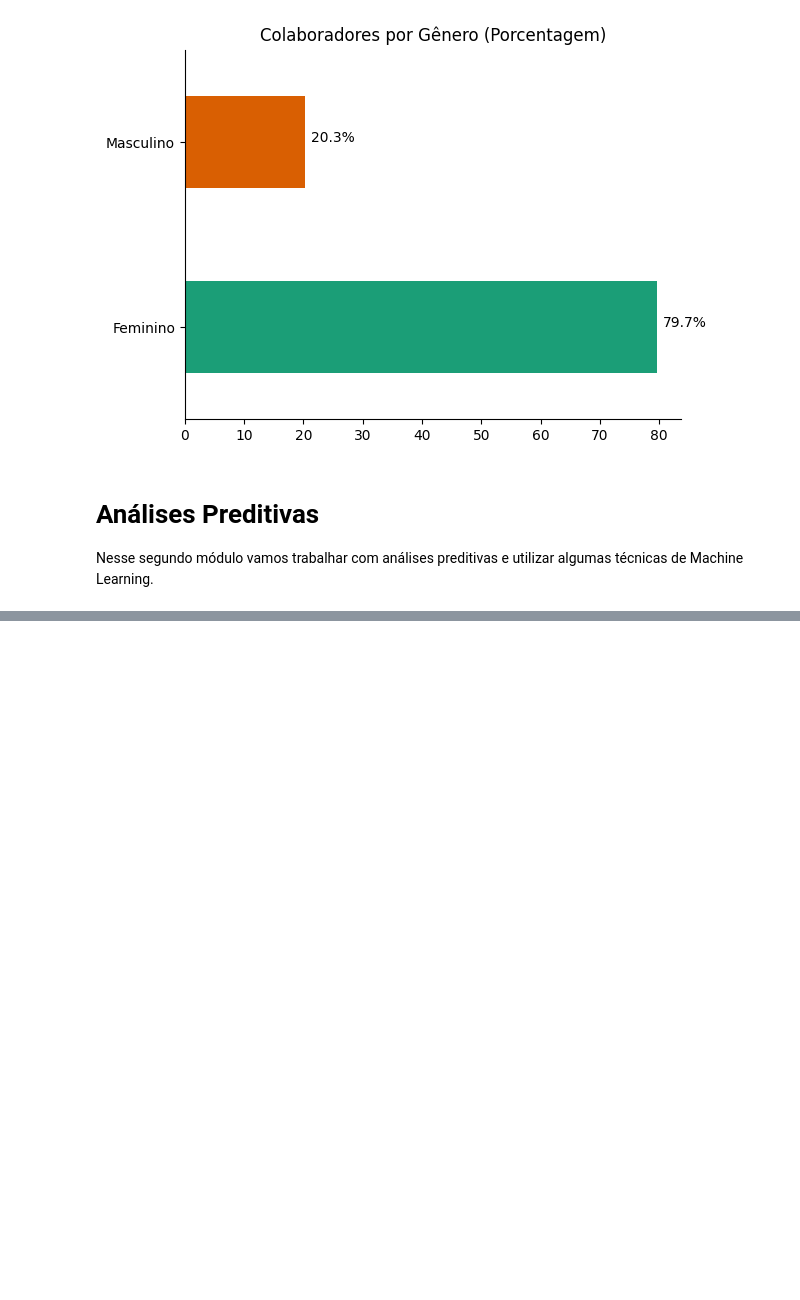
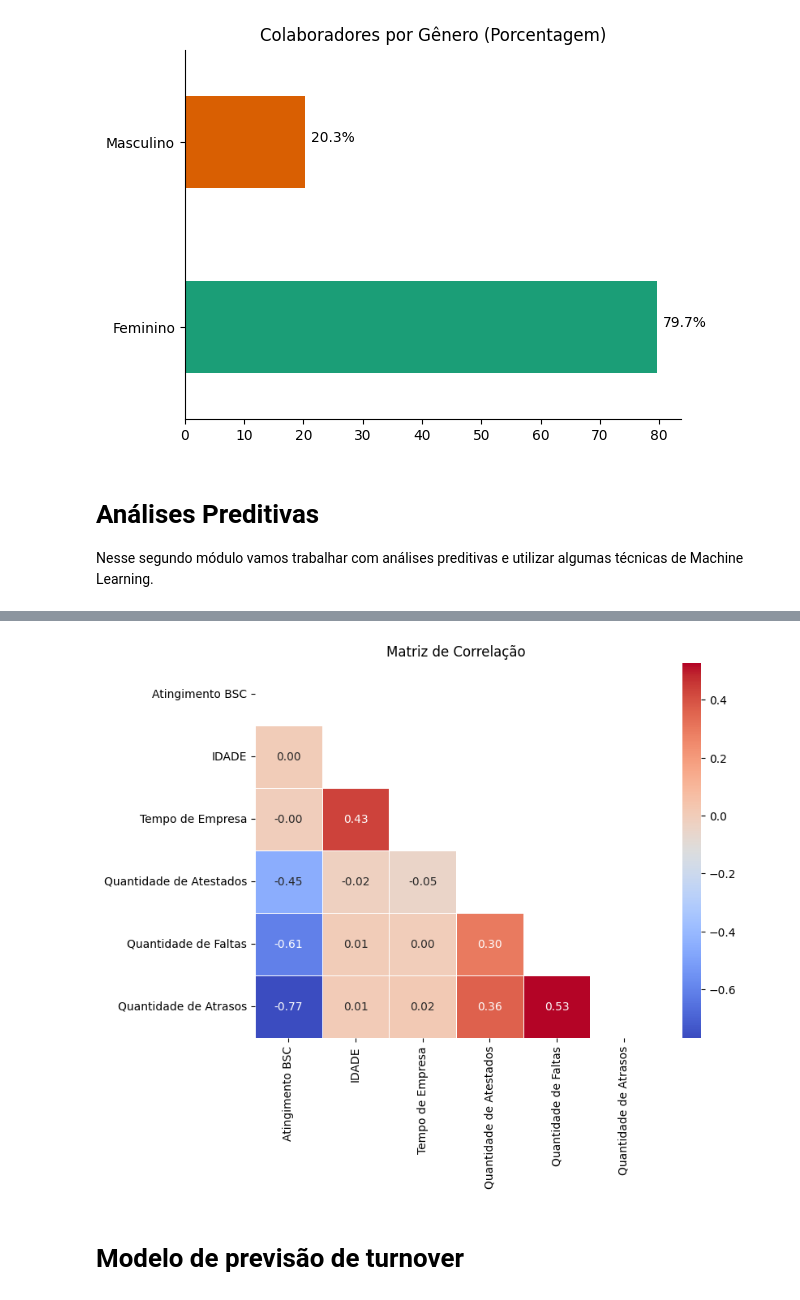
Before and after one commit to Gabrieldiasdeoliveira/People-Analytics---Turnover, a Jupyter notebook: People_Analytics_Turnover.ipynb, the cells around one changed output, grey strips where cells are left out. Saved outputs shown, nothing was run; the diff lists cells and outputs as text; code cells hidden in the pictures; blank space fills up the shorter version.

```diff
--- a/People_Analytics_Turnover.ipynb
+++ b/People_Analytics_Turnover.ipynb
@@ -248,0 +267,17 @@ Nesse segundo módulo vamos trabalhar com análises preditivas e utilizar alguma
+# %%
+import pandas as pd
+
+# Supondo que 'dados' seja seu DataFrame contendo os dados
+df = pd.DataFrame(dados, columns=['Atingimento BSC', 'IDADE','Tempo de Empresa', 'Quantidade de Atestados', 'Quantidade de Faltas', 'Quantidade de Atrasos'])
+
+# Calcular as correlações
+correlation_tempo = df['Atingimento BSC'].corr(df['Tempo de Empresa'])
+correlation_atestados = df['Atingimento BSC'].corr(df['Quantidade de Atestados'])
+correlation_faltas = df['Atingimento BSC'].corr(df['Quantidade de Faltas'])
+correlation_atrasos = df['Atingimento BSC'].corr(df['Quantidade de Atrasos'])
+
+# Imprimir os resultados
+print(f"Correlação entre Atingimento BSC e Tempo de Empresa: {correlation_tempo:.2f}")
+print(f"Correlação entre Atingimento BSC e Quantidade de Atestados: {correlation_atestados:.2f}")
+print(f"Correlação entre Atingimento BSC e Quantidade de Faltas: {correlation_faltas:.2f}")
+print(f"Correlação entre Atingimento BSC e Quantidade de Atrasos: {correlation_atrasos:.2f}")
@@ -248,0 +303,20 @@ Nesse segundo módulo vamos trabalhar com análises preditivas e utilizar alguma
+# %%
+import seaborn as sns
+import matplotlib.pyplot as plt
+import numpy as np
+
+# Calculando a matriz de correlação
+correlation_matrix = df.corr()
+
+# Máscara para ocultar a metade superior da matriz de correlação
+mask = np.triu(np.ones_like(correlation_matrix, dtype=bool))
+
+# Plotando o mapa de calor da matriz de correlação
+plt.figure(figsize=(8, 6))
+sns.heatmap(correlation_matrix, mask=mask, annot=True, cmap='coolwarm', fmt=".2f", linewidths=0.5)
+plt.title('Matriz de Correlação')
+plt.show()
+# %% [output]
+[figure, added]
+# %% [markdown]
+# Modelo de previsão de turnover
```
Also changed, not shown: parts of 40 cells of this notebook.
